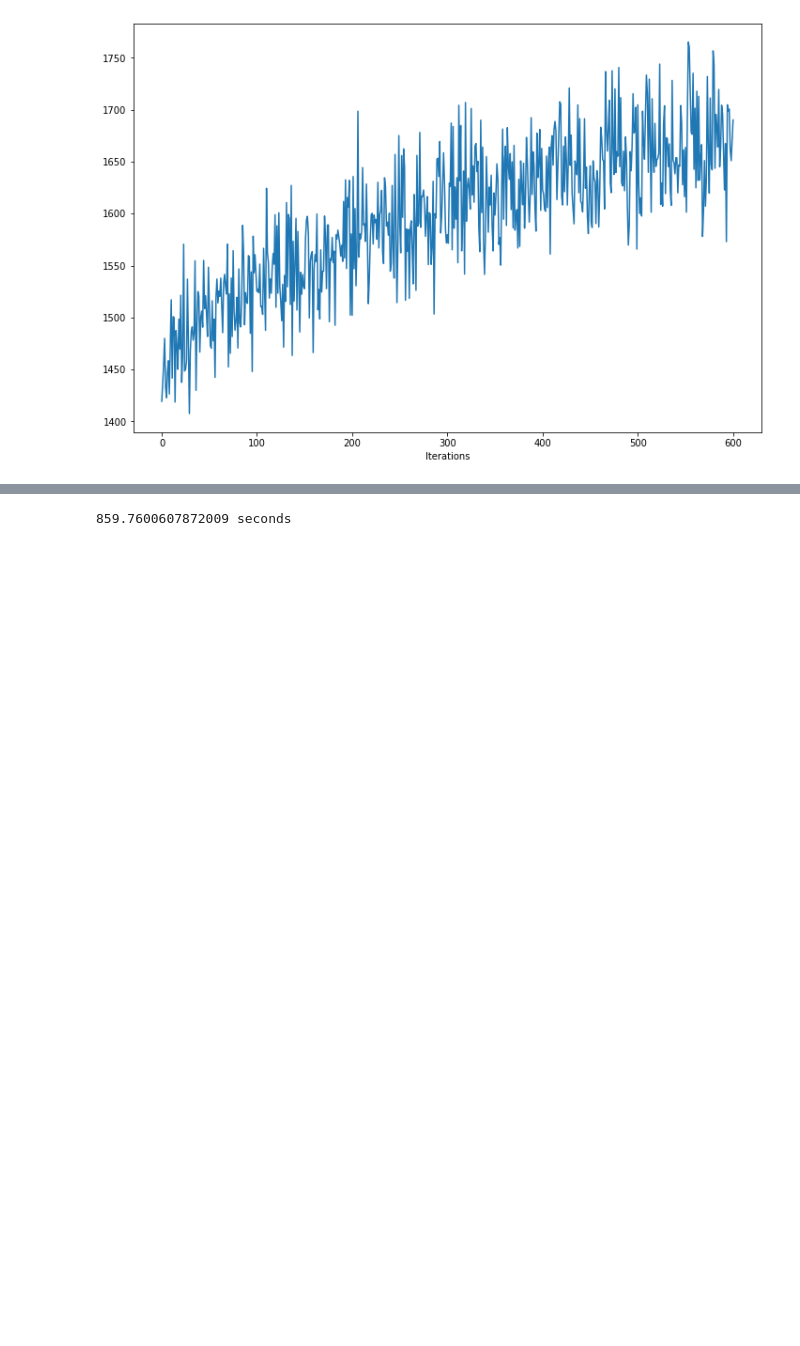
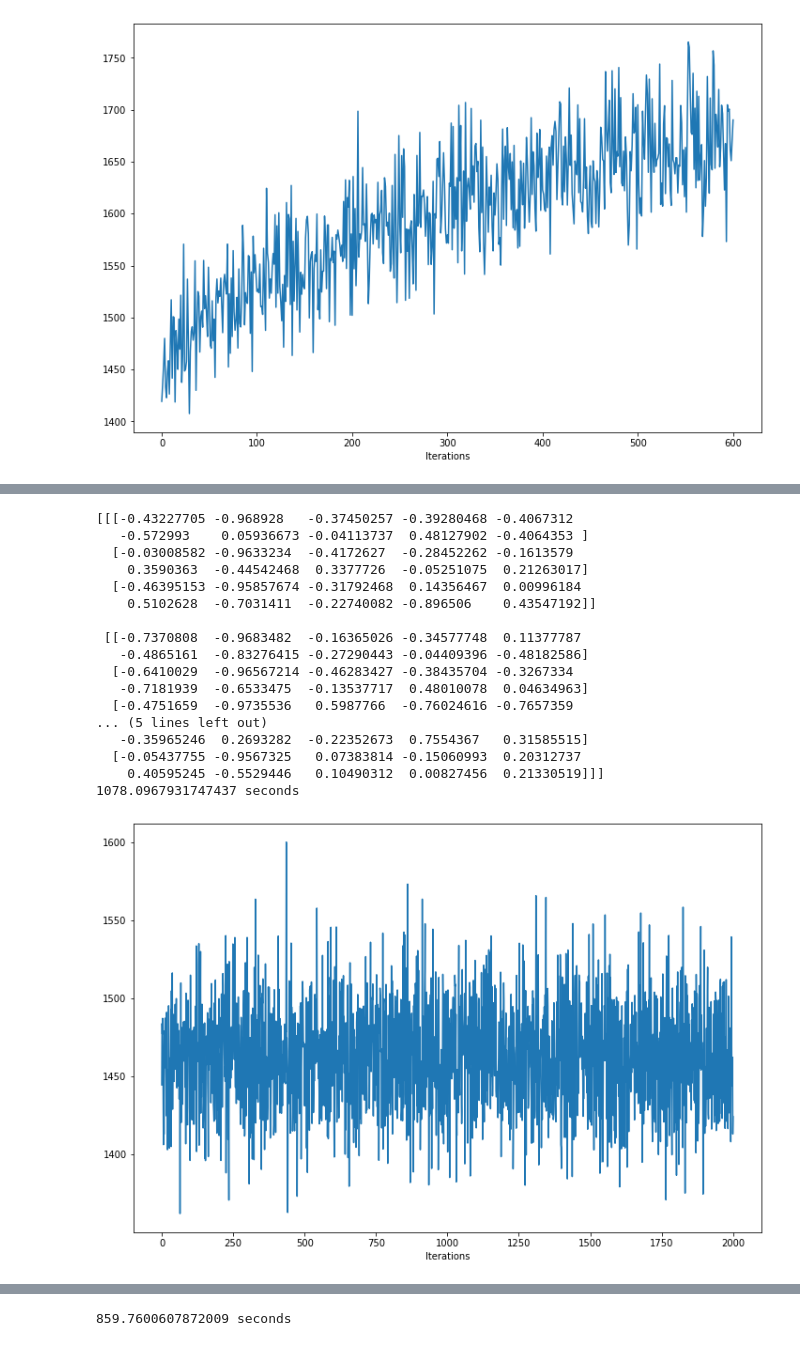
Before and after one commit to taylorhawks/globo-nonlinear-latent-factorization, a Jupyter notebook: Notebook.ipynb, the cells around one changed output, grey strips where cells are left out. Drawn from its saved outputs; the diff is of its cells as text; code cells hidden in the pictures; blank space fills up the shorter version.

```diff
--- a/Notebook.ipynb
+++ b/Notebook.ipynb
@@ -1075,0 +1133,26 @@ print(time() - start, 'seconds')
+# %%
+nm = NonlinearModel(df_sample,embeddings,size=8, embeddings_size=250, T=3)
+print(nm.U[0:3,:,0:10])
+
+start = time()
+nm.gradient_descent_nonlinear(test=True,alpha=0.00001, max_iterations=2000, test_size=64, hinge_param = 1)
+print(time() - start, 'seconds')
+# %% [output]
+[[[-0.43227705 -0.968928   -0.37450257 -0.39280468 -0.4067312
+   -0.572993    0.05936673 -0.04113737  0.48127902 -0.4064353 ]
+  [-0.03008582 -0.9633234  -0.4172627  -0.28452262 -0.1613579
+    0.3590363  -0.44542468  0.3377726  -0.05251075  0.21263017]
+  [-0.46395153 -0.95857674 -0.31792468  0.14356467  0.00996184
+    0.5102628  -0.7031411  -0.22740082 -0.896506    0.43547192]]
+
+ [[-0.7370808  -0.9683482  -0.16365026 -0.34577748  0.11377787
+   -0.4865161  -0.83276415 -0.27290443 -0.04409396 -0.48182586]
+  [-0.6410029  -0.96567214 -0.46283427 -0.38435704 -0.3267334
+   -0.7181939  -0.6533475  -0.13537717  0.48010078  0.04634963]
+  [-0.4751659  -0.9735536   0.5987766  -0.76024616 -0.7657359
+... (5 lines left out)
+   -0.35965246  0.2693282  -0.22352673  0.7554367   0.31585515]
+  [-0.05437755 -0.9567325   0.07383814 -0.15060993  0.20312737
+    0.40595245 -0.5529446   0.10490312  0.00827456  0.21330519]]]
+1078.0967931747437 seconds
+[figure, added]
```
Also changed, not shown: parts of 6 cells of this notebook, 1 other file.
